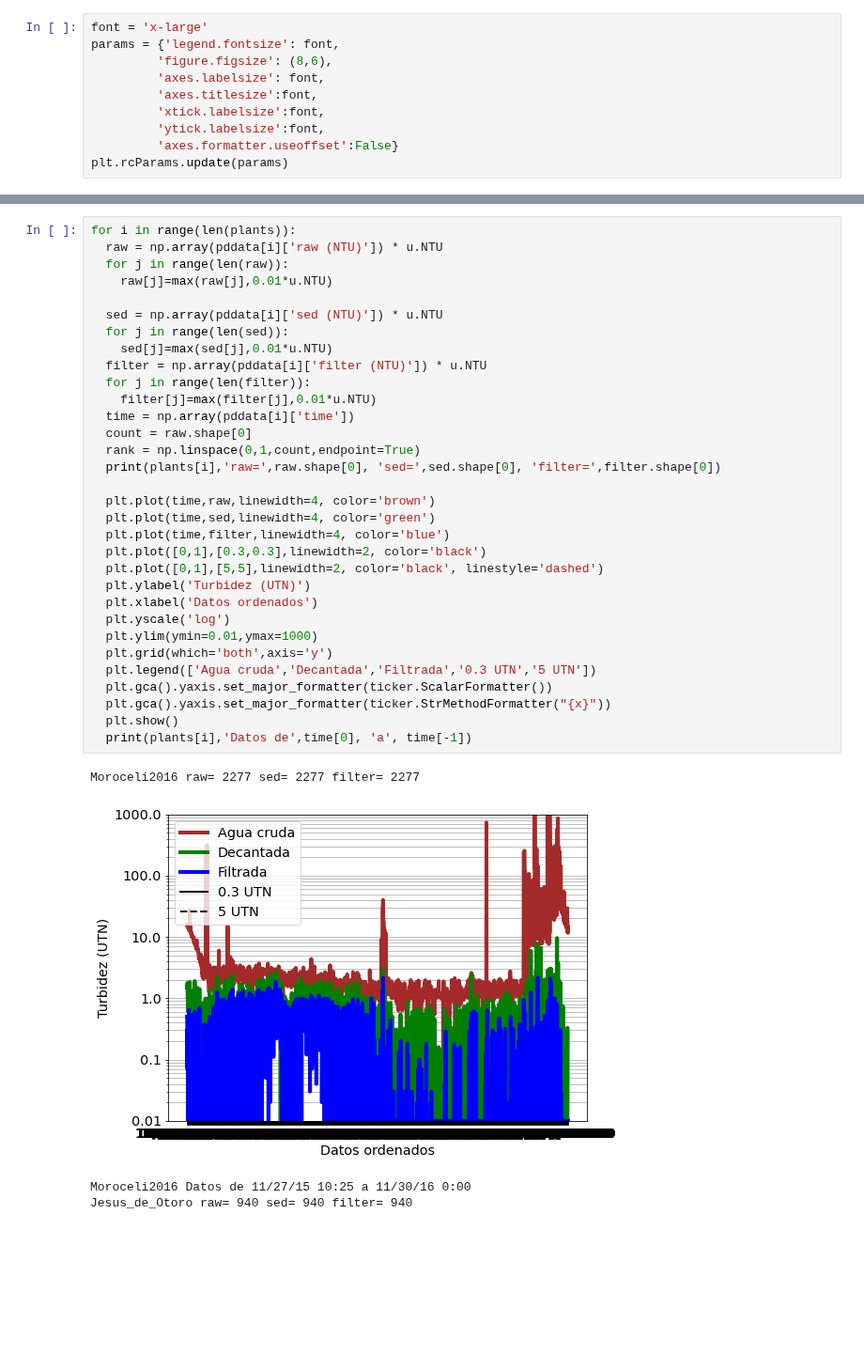
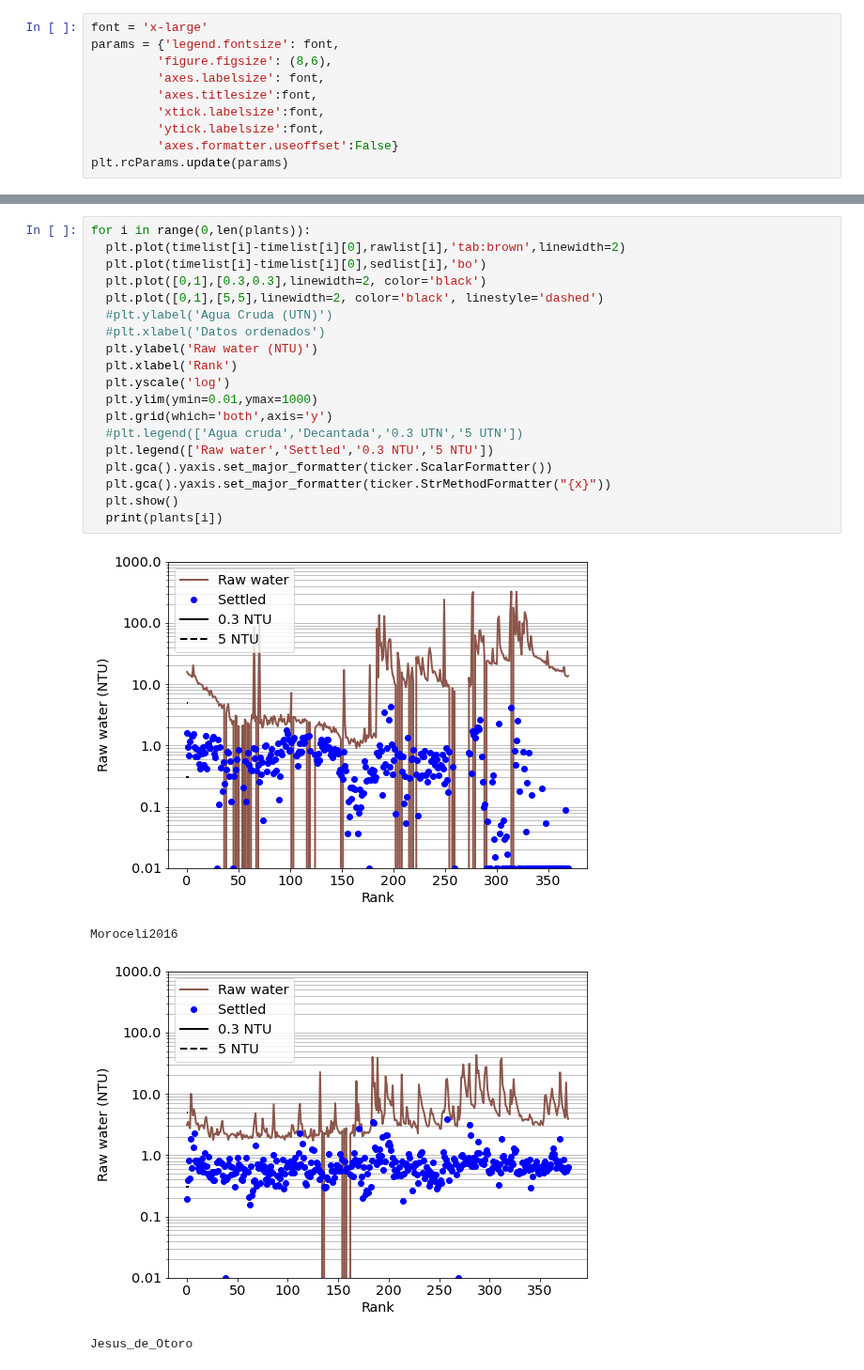
Before and after one commit to monroews/Plant_Performance, a Jupyter notebook: Plant_Performance.ipynb, the cells around one changed output, grey strips where cells are left out. Shown at 94% size. Saved outputs shown, nothing was run; the diff lists cells and outputs as text; blank space fills up the shorter version.

```diff
--- a/Plant_Performance.ipynb
+++ b/Plant_Performance.ipynb
@@ -63,37 +200,24 @@ ValueError: ignored
 # %%
-for i in range(len(plants)):
-  raw = np.array(pddata[i]['raw (NTU)']) * u.NTU
-  for j in range(len(raw)):
-    raw[j]=max(raw[j],0.01*u.NTU)
-
-  sed = np.array(pddata[i]['sed (NTU)']) * u.NTU
-  for j in range(len(sed)):
-    sed[j]=max(sed[j],0.01*u.NTU)
-  filter = np.array(pddata[i]['filter (NTU)']) * u.NTU
-  for j in range(len(filter)):
-    filter[j]=max(filter[j],0.01*u.NTU)
-  time = np.array(pddata[i]['time'])
-  count = raw.shape[0]
-  rank = np.linspace(0,1,count,endpoint=True)
-  print(plants[i],'raw=',raw.shape[0], 'sed=',sed.shape[0], 'filter=',filter.shape[0])
-
-  plt.plot(time,raw,linewidth=4, color='brown')
-  plt.plot(time,sed,linewidth=4, color='green')
-  plt.plot(time,filter,linewidth=4, color='blue')
+for i in range(0,len(plants)):
+  plt.plot(timelist[i]-timelist[i][0],rawlist[i],'tab:brown',linewidth=2)
+  plt.plot(timelist[i]-timelist[i][0],sedlist[i],'bo')
   plt.plot([0,1],[0.3,0.3],linewidth=2, color='black')
   plt.plot([0,1],[5,5],linewidth=2, color='black', linestyle='dashed')
-  plt.ylabel('Turbidez (UTN)')
-  plt.xlabel('Datos ordenados')
+  #plt.ylabel('Agua Cruda (UTN)')
+  #plt.xlabel('Datos ordenados')
+  plt.ylabel('Raw water (NTU)')
+  plt.xlabel('Rank')
   plt.yscale('log')
   plt.ylim(ymin=0.01,ymax=1000)
   plt.grid(which='both',axis='y')
-  plt.legend(['Agua cruda','Decantada','Filtrada','0.3 UTN','5 UTN'])
+  #plt.legend(['Agua cruda','Decantada','0.3 UTN','5 UTN'])
+  plt.legend(['Raw water','Settled','0.3 NTU','5 NTU'])
   plt.gca().yaxis.set_major_formatter(ticker.ScalarFormatter())
   plt.gca().yaxis.set_major_formatter(ticker.StrMethodFormatter("{x}"))
   plt.show()
-  print(plants[i],'Datos de',time[0], 'a', time[-1])
+  print(plants[i])
 # %% [output]
+[figure, new version]
-Moroceli2016 raw= 2277 sed= 2277 filter= 2277
+Moroceli2016
-[figure, old version]
+[figure, new version]
-Moroceli2016 Datos de 11/27/15 10:25 a 11/30/16 0:00
-Jesus_de_Otoro raw= 940 sed= 940 filter= 940
+Jesus_de_Otoro
```
Also changed, not shown: parts of 15 cells of this notebook, 2 other files.
